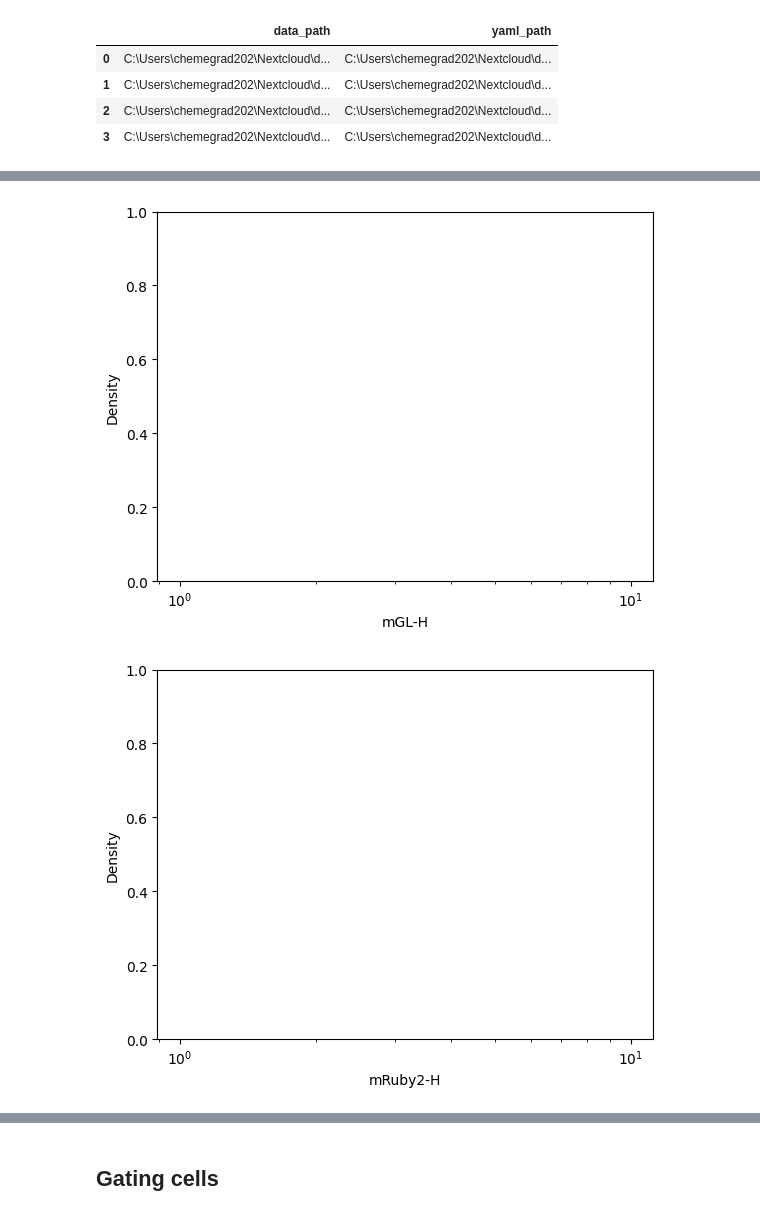
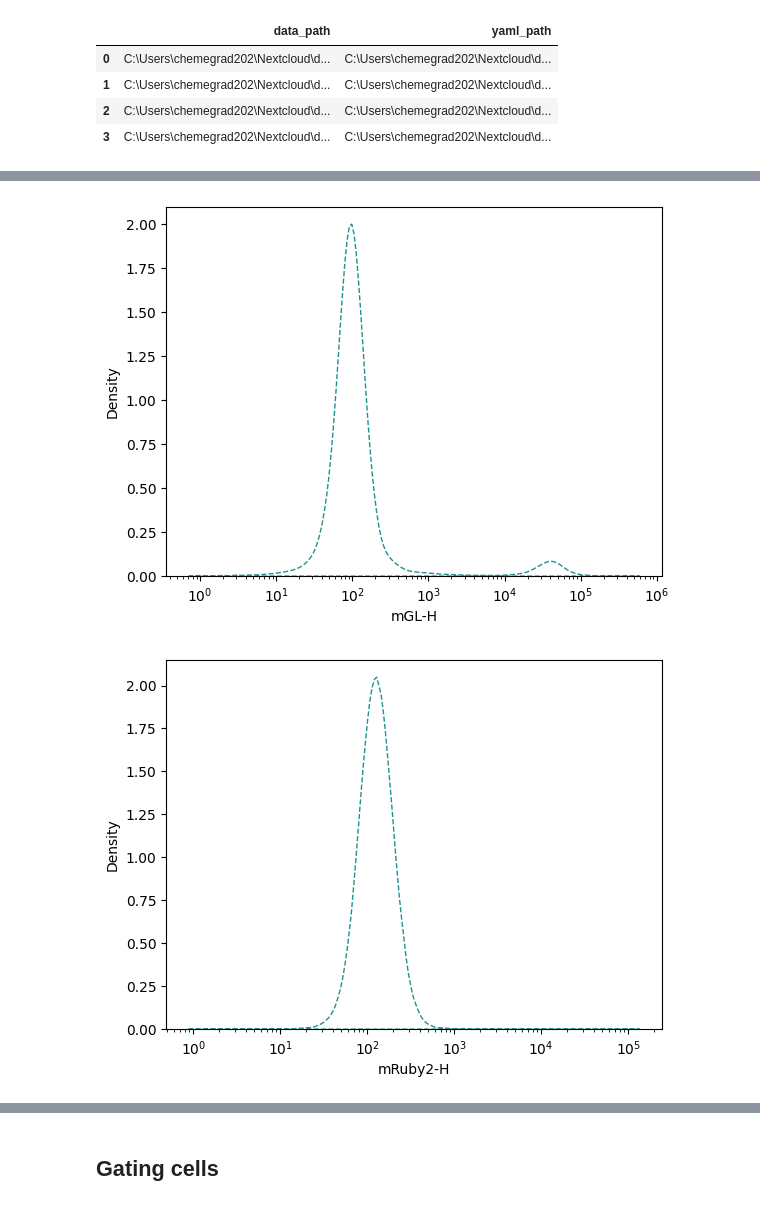
Before and after one commit to GallowayLabMIT/dasit_manuscript, a Jupyter notebook: Figure_XX_single_distributions/Figure_XX_single_cell.ipynb, the cells around one changed output, grey strips where cells are left out. Drawn from its saved outputs; the diff is of its cells as text; code cells hidden in the pictures.

```diff
--- a/Figure_XX_single_distributions/Figure_XX_single_cell.ipynb
+++ b/Figure_XX_single_distributions/Figure_XX_single_cell.ipynb
@@ -90,10 +90,9 @@ display(data)
-# %%
-untransfected = data[data['reporter'] == 'Untransfected']
 # %%
 parameters = np.array(['mGL-H', 'mRuby2-H', 'iRFP670-H'])
 for param in parameters:
+    untransfected = data[(data['reporter'] == 'Untransfected') & (data[param] > 0) ]
     g = plt.figure()
     sns.kdeplot(untransfected, x=param,hue='reporter',log_scale=True,legend=False,fill=True,common_norm=False,palette='viridis', alpha = 0, linestyle = '--')
 # %% [output]
-[figure, old version]
+[figure, new version]
-[figure, old version]
+[figure, new version]
```
Also changed, not shown: parts of 3 cells of this notebook, 8 other files.
